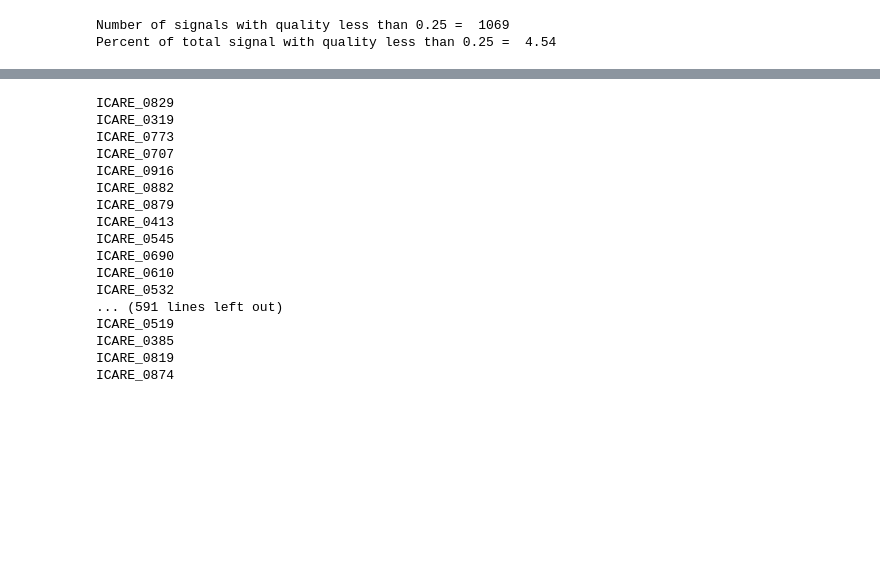
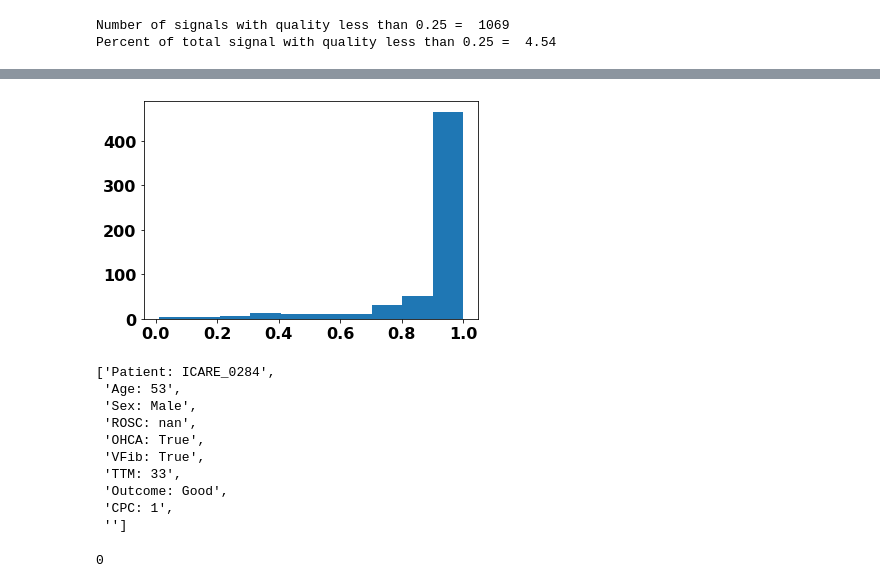
Before and after one commit to Bsingstad/EEG-predict-cardiac-arrest-recovery, a Jupyter notebook: EDA_George_Moody_Challenge_2023.ipynb, the cells around one changed output, grey strips where cells are left out. Saved outputs shown, nothing was run; the diff lists cells and outputs as text; code cells hidden in the pictures; blank space fills up the shorter version.

```diff
--- a/EDA_George_Moody_Challenge_2023.ipynb
+++ b/EDA_George_Moody_Challenge_2023.ipynb
@@ -164 +192,3 @@ Percent of total signal with quality less than 0.25 =  4.54
+# %%
+df["Patient"] = df["Record"].str.rsplit("_",n=1).str[0]
 # %%
@@ -203,21 +203,5 @@ Name: Quality, Length: 23528, dtype: float64
-# %%
-for i in os.listdir("./data/training/"):
-  print(i)
-# %% [output]
-ICARE_0829
-ICARE_0319
-ICARE_0773
-ICARE_0707
-ICARE_0916
-ICARE_0882
-ICARE_0879
-ICARE_0413
-ICARE_0545
-ICARE_0690
-ICARE_0610
-ICARE_0532
-... (591 lines left out)
-ICARE_0519
-ICARE_0385
-ICARE_0819
-ICARE_0874
+# %%
+plt.hist(df.groupby("Patient")["Quality"].mean())
+plt.show()
+# %% [output]
+[figure, added]
@@ -223,0 +210,17 @@ ICARE_0874
+# %%
+patient_data.split("\n")
+# %% [output]
+['Patient: ICARE_0284',
+ 'Age: 53',
+ 'Sex: Male',
+ 'ROSC: nan',
+ 'OHCA: True',
+ 'VFib: True',
+ 'TTM: 33',
+ 'Outcome: Good',
+ 'CPC: 1',
+ '']
+# %%
+get_outcome(patient_data)
+# %% [output]
+0
```
Also changed, not shown: parts of 55 cells of this notebook.
